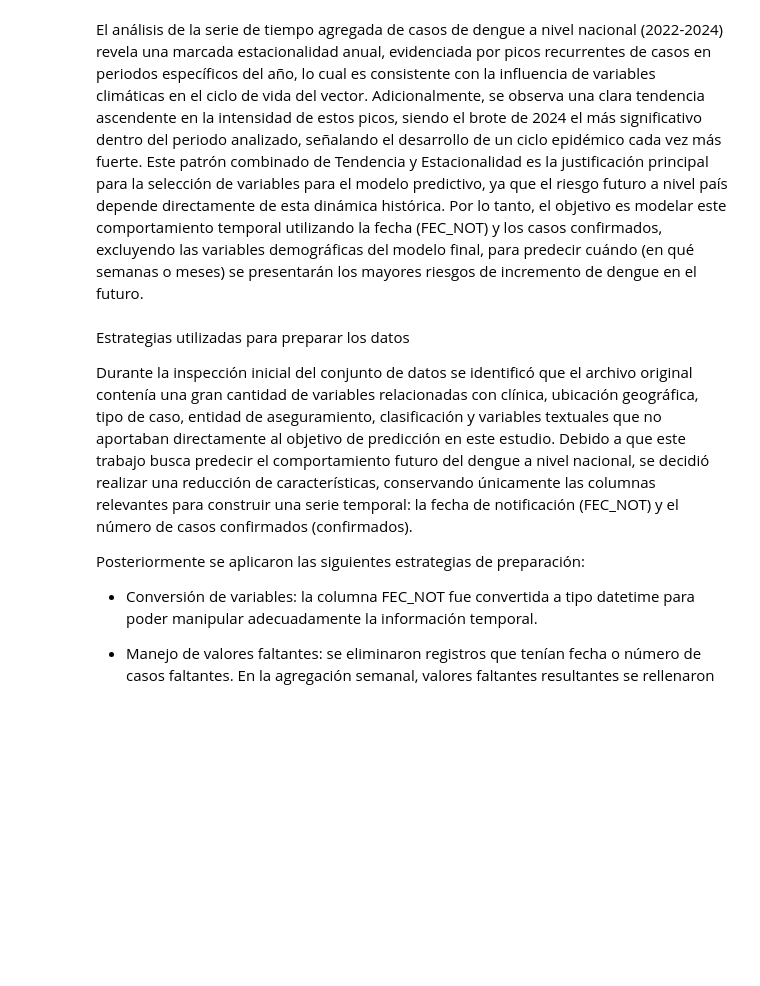
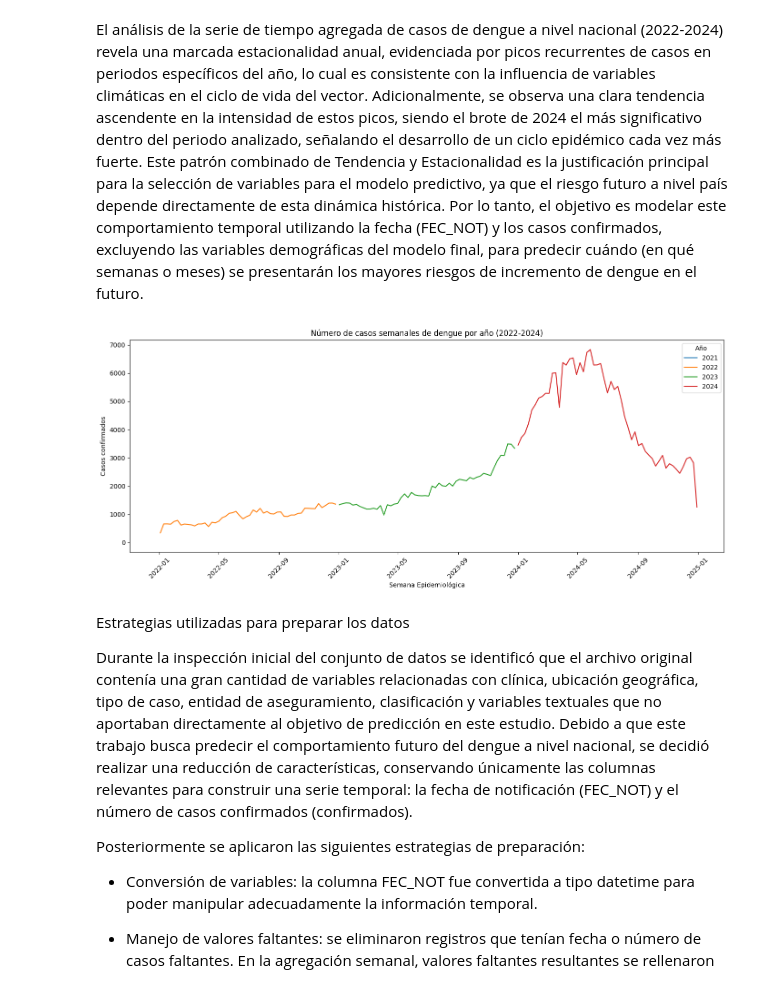
Before and after one commit to jefersonfloz/Trabajo-final-IA, a Jupyter notebook: Proyectofinal.ipynb, the cells around one changed output. Saved outputs shown, nothing was run; the diff lists cells and outputs as text; code cells hidden in the pictures; blank space fills up the shorter version.

```diff
--- a/Proyectofinal.ipynb
+++ b/Proyectofinal.ipynb
@@ -172,6 +177,31 @@ plt.show()
 [figure]
 # %% [markdown]
 El análisis de la serie de tiempo agregada de casos de dengue a nivel nacional (2022-2024) revela una marcada estacionalidad anual, evidenciada por picos recurrentes de casos en periodos específicos del año, lo cual es consistente con la influencia de variables climáticas en el ciclo de vida del vector. Adicionalmente, se observa una clara tendencia ascendente en la intensidad de estos picos, siendo el brote de 2024 el más significativo dentro del periodo analizado, señalando el desarrollo de un ciclo epidémico cada vez más fuerte. Este patrón combinado de Tendencia y Estacionalidad es la justificación principal para la selección de variables para el modelo predictivo, ya que el riesgo futuro a nivel país depende directamente de esta dinámica histórica. Por lo tanto, el objetivo es modelar este comportamiento temporal utilizando la fecha (FEC_NOT) y los casos confirmados, excluyendo las variables demográficas del modelo final, para predecir cuándo (en qué semanas o meses) se presentarán los mayores riesgos de incremento de dengue en el futuro.
+# %%
+
+
+# Extraer año desde semana
+serie_semanal['AÑO'] = serie_semanal['SEMANA'].dt.year
+
+# Filtrar solo años reales del dataset (2022-2024)
+serie_semanal = serie_semanal[serie_semanal['AÑO'] <= 2024]
+
+# Gráfica de casos semanales por año
+plt.figure(figsize=(14,6))
+
+for year in serie_semanal['AÑO'].unique():
+    subset = serie_semanal[serie_semanal['AÑO'] == year]
+    plt.plot(subset['SEMANA'], subset['confirmados'], label=str(year))
+
+plt.title("Número de casos semanales de dengue por año (2022-2024)")
+plt.xlabel("Semana Epidemiológica")
+plt.ylabel("Casos confirmados")
+plt.legend(title="Año")
+plt.xticks(rotation=45)
+plt.tight_layout()
+plt.show()
+# %% [output]
+[figure, added]
 # %% [markdown]
 
 
```
Also changed, not shown: parts of 1 cell of this notebook.
